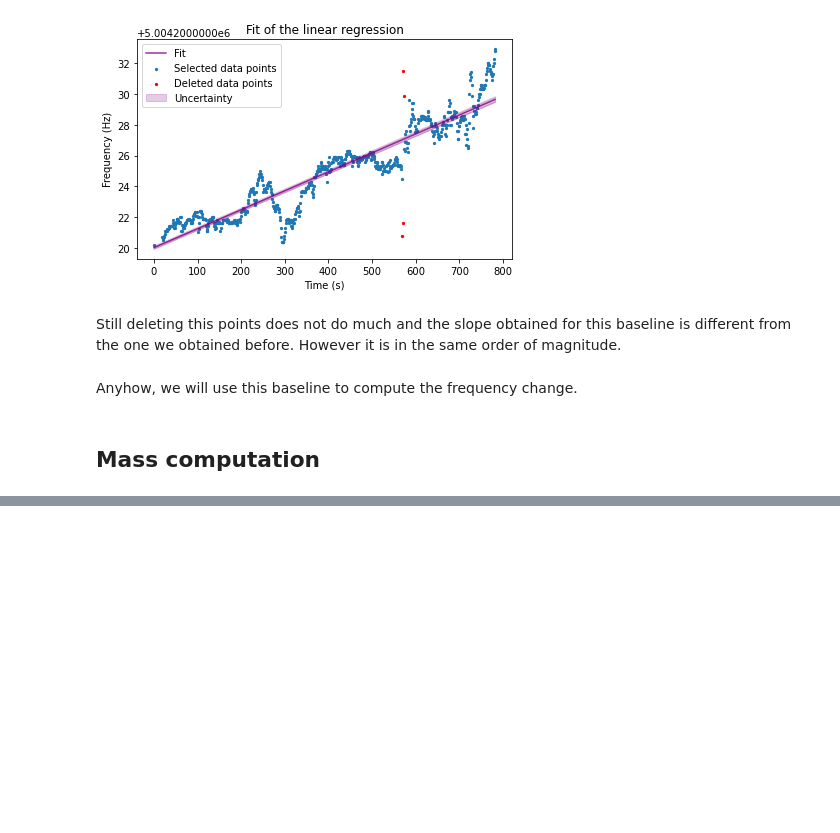
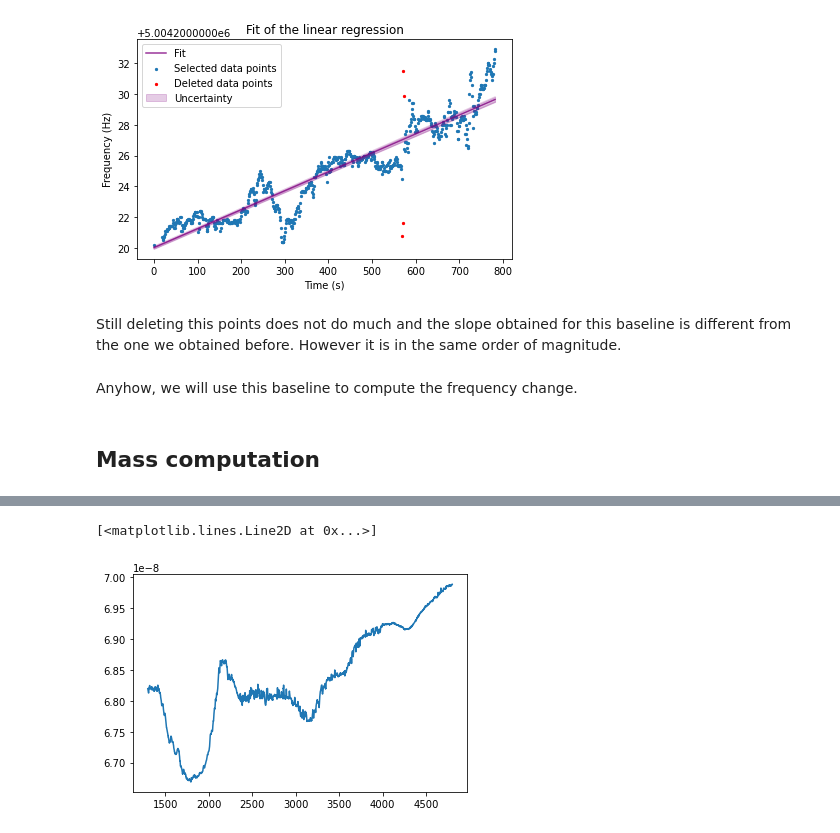
Before and after one commit to Nereumobu/advanced_lab_master, a Jupyter notebook: Ma_17/Task2_monolayer.ipynb, the cells around one changed output, grey strips where cells are left out. Saved outputs shown, nothing was run; the diff lists cells and outputs as text; code cells hidden in the pictures; blank space fills up the shorter version.

```diff
--- a/Ma_17/Task2_monolayer.ipynb
+++ b/Ma_17/Task2_monolayer.ipynb
@@ -146,6 +146,8 @@ Anyhow, we will use this baseline to compute the frequency change.
 # %%
 rho_q=2.648*(constants.gram)*(constants.centi)**(-3)
 stdrho_q=0.001*(constants.gram)*(constants.centi)**(-3)
-deltaf, stddeltaf=np.load("results/task1/Deltaf_experimental.npy")
+deltaf_L, stddeltaf_L=np.load("results/task1/Deltaf_experimental.npy")
 d_q, stdd_q=np.load("results/task1/d_q.npy")
-f_0=np.load("results/task1/regression_air.npy")
+f_0, stdf_0=np.load("results/task1/eigenfreq_air.npy")
+A=np.pi*(constants.inch/2)**2
+deltaf_L=-deltaf_L
@@ -158,0 +166,9 @@ mass
+# %%
+deltaf_MUA=freq_MUA-(linregression_eth.slope*time_MUA+linregression.intercept)
+mass=-(rho_q*d_q*A)/(f_0)*(deltaf_L+deltaf_MUA)
+# %%
+plt.plot(time_MUA, mass)
+plt.xlabel("Time (s)")
+# %% [output]
+[<matplotlib.lines.Line2D at 0x...>]
+[figure, added]
```
Also changed, not shown: parts of 4 cells of this notebook.
